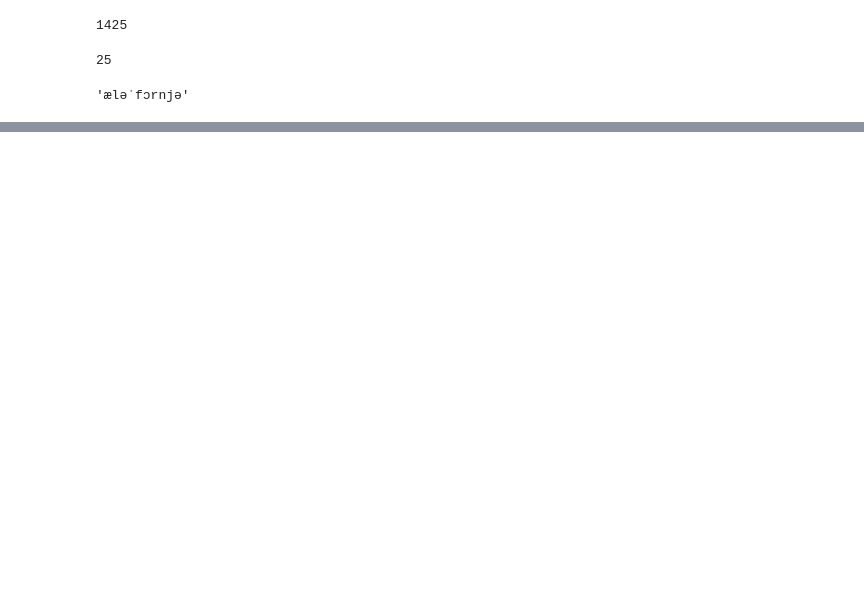
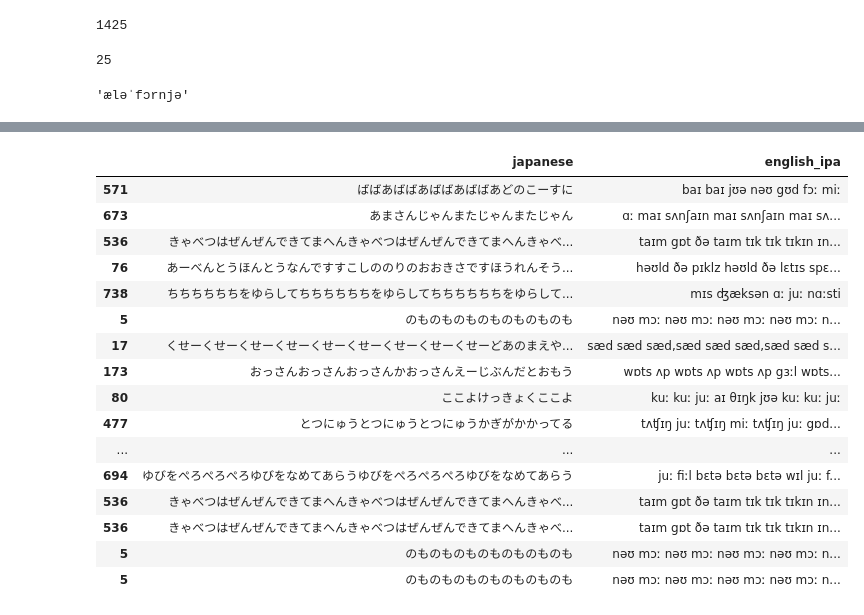
Before and after one commit to ozumin/soramimi, a Jupyter notebook: NMF.ipynb, the cells around one changed output, grey strips where cells are left out. Cells and saved outputs as stored; diff of their text form; code cells hidden in the pictures; blank space fills up the shorter version.

```diff
--- a/NMF.ipynb
+++ b/NMF.ipynb
@@ -187,0 +203,4 @@ Name: Unnamed: 0, dtype: object
+# %%
+atoms_used_in = []
+for i in range(Q.shape[0]):
+    atoms_used_in.append(Q[i,:].argmax())
@@ -187,0 +235,20 @@ Name: Unnamed: 0, dtype: object
+# %%
+data3[['japanese','english_ipa']].iloc[atoms_used_in]
+# %% [output]
+|  | japanese | english_ipa |
+| 571 | ばばあばばあばばあばばあどのこーすに | baɪ baɪ jʊə nəʊ gʊd fɔː miː |
+| 673 | あまさんじゃんまたじゃんまたじゃん | ɑː maɪ sʌnʃaɪn maɪ sʌnʃaɪn maɪ sʌ... |
+| 536 | きゃべつはぜんぜんできてまへんきゃべつはぜんぜんできてまへんきゃべ... | taɪm gɒt ðə taɪm tɪk tɪk tɪkɪn ɪn... |
+| 76 | あーべんとうほんとうなんですすこしののりのおおきさですほうれんそう... | həʊld ðə pɪklz həʊld ðə lɛtɪs spɛ... |
+| 738 | ちちちちちちをゆらしてちちちちちちをゆらしてちちちちちちをゆらして... | mɪs ʤæksən ɑː juː nɑːsti |
+| 5 | のものものものものものものも | nəʊ mɔː nəʊ mɔː nəʊ mɔː nəʊ mɔː n... |
+| 17 | くせーくせーくせーくせーくせーくせーくせーくせーくせーどあのまえや... | sæd sæd sæd,sæd sæd sæd,sæd sæd s... |
+| 173 | おっさんおっさんおっさんかおっさんえーじぶんだとおもう | wɒts ʌp wɒts ʌp wɒts ʌp gɜːl wɒts... |
+| 80 | ここよけっきょくここよ | kuː kuː juː aɪ θɪŋk jʊə kuː kuː juː |
+| 477 | とつにゅうとつにゅうとつにゅうかぎがかかってる | tʌʧɪŋ juː tʌʧɪŋ miː tʌʧɪŋ juː gɒd... |
+| ... | ... | ... |
+| 694 | ゆびをぺろぺろぺろゆびをなめてあらうゆびをぺろぺろぺろゆびをなめてあらう | juː fiːl bɛtə bɛtə bɛtə wɪl juː f... |
+| 536 | きゃべつはぜんぜんできてまへんきゃべつはぜんぜんできてまへんきゃべ... | taɪm gɒt ðə taɪm tɪk tɪk tɪkɪn ɪn... |
+| 536 | きゃべつはぜんぜんできてまへんきゃべつはぜんぜんできてまへんきゃべ... | taɪm gɒt ðə taɪm tɪk tɪk tɪkɪn ɪn... |
+| 5 | のものものものものものものも | nəʊ mɔː nəʊ mɔː nəʊ mɔː nəʊ mɔː n... |
+| 5 | のものものものものものものも | nəʊ mɔː nəʊ mɔː nəʊ mɔː nəʊ mɔː n... |
```
Also changed, not shown: parts of 34 cells of this notebook, 2 other files.
